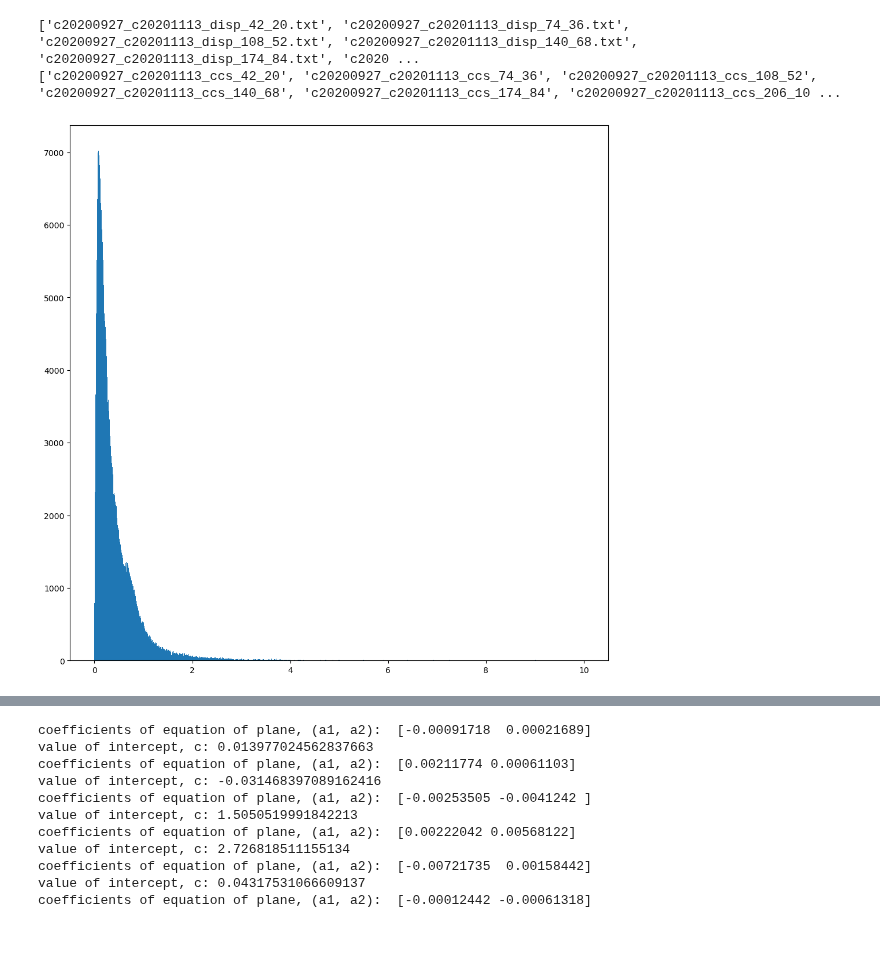
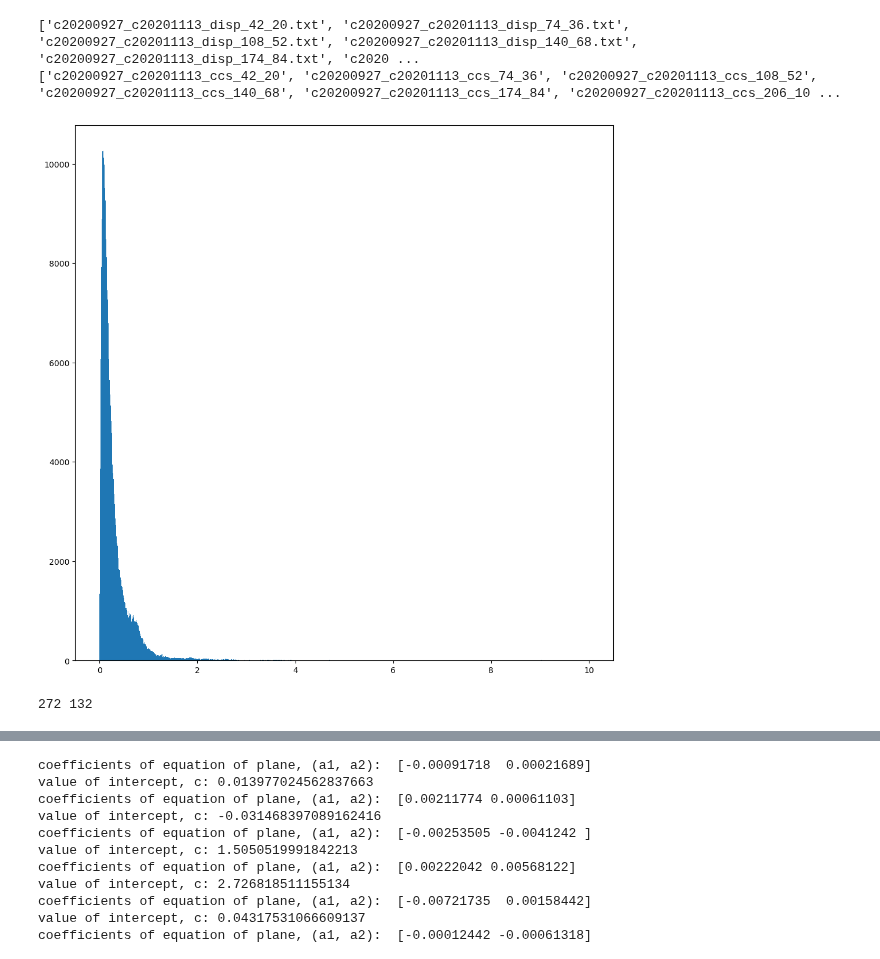
Before and after one commit to MBemelmans/SPOTSAR, a Jupyter notebook: package_test.ipynb, the cells around one changed output, grey strips where cells are left out. Cells and saved outputs as stored; diff of their text form; code cells hidden in the pictures.

Commit message:
Fixes to randvec&multik + ax parsing in plot hist

```diff
--- a/package_test.ipynb
+++ b/package_test.ipynb
@@ -150,12 +150,12 @@ datastack.crop_stack_ccs(R_STEP,A_STEP)
 stacked_data = datastack.assign_data_to_stack(R_STEP,A_STEP)
 # %%
 # test some plotting functions
-
-test_obj = stacked_data[2]
-sm.plot.plot_hist(test_obj,'Mag_vec', 1000, [0,10])
+# next to do 8
+test_obj = stacked_data[4]
+sm.plot.plot_hist(test_obj,'Mag_vec', 1000,[],1, [0,10])
 R_off_compare = getattr(test_obj,'R_off')
 A_off_compare = getattr(test_obj,'A_off')
 lon_off_compare = getattr(test_obj,'Lon_off')
 lat_off_compare = getattr(test_obj,'Lat_off')
 # %% [output]
-[figure, old version]
+[figure, new version]
@@ -162,3 +167,13 @@ lat_off_compare = getattr(test_obj,'Lat_off')
 # %%
 plt.close('all')
+# %%
+import random
+import csv
+from IPython.display import clear_output
+N_test = 200
+# get set of random integers for dataset testing:
+idx_rand = [random.randint(0,np.size(test_obj.R_off_vec)) for i in range(N_test)]
+print(test_obj.R_win, test_obj.A_win)
+# %% [output]
+272 132
 # %%
```
Also changed, not shown: parts of 16 cells of this notebook, 3 other files.
